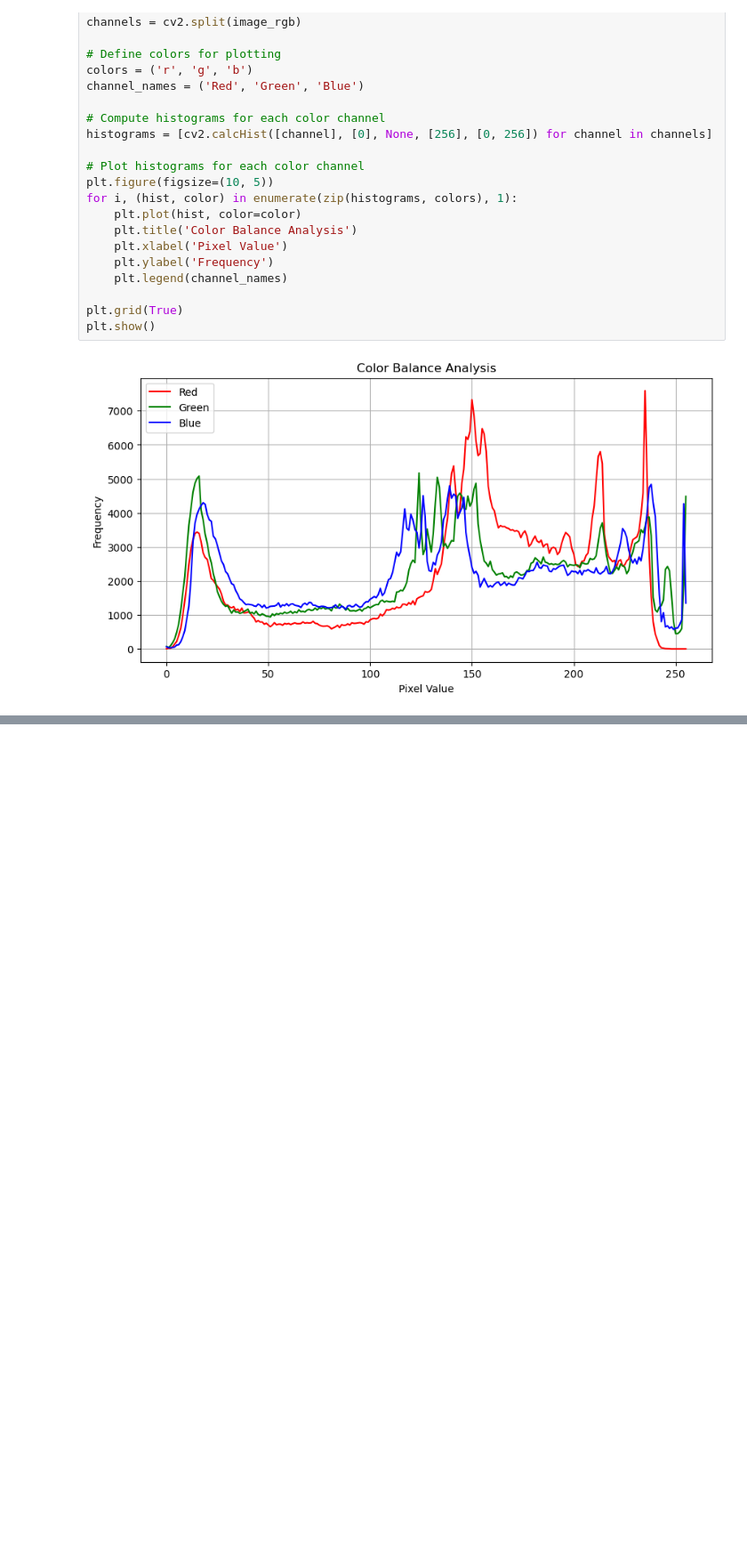
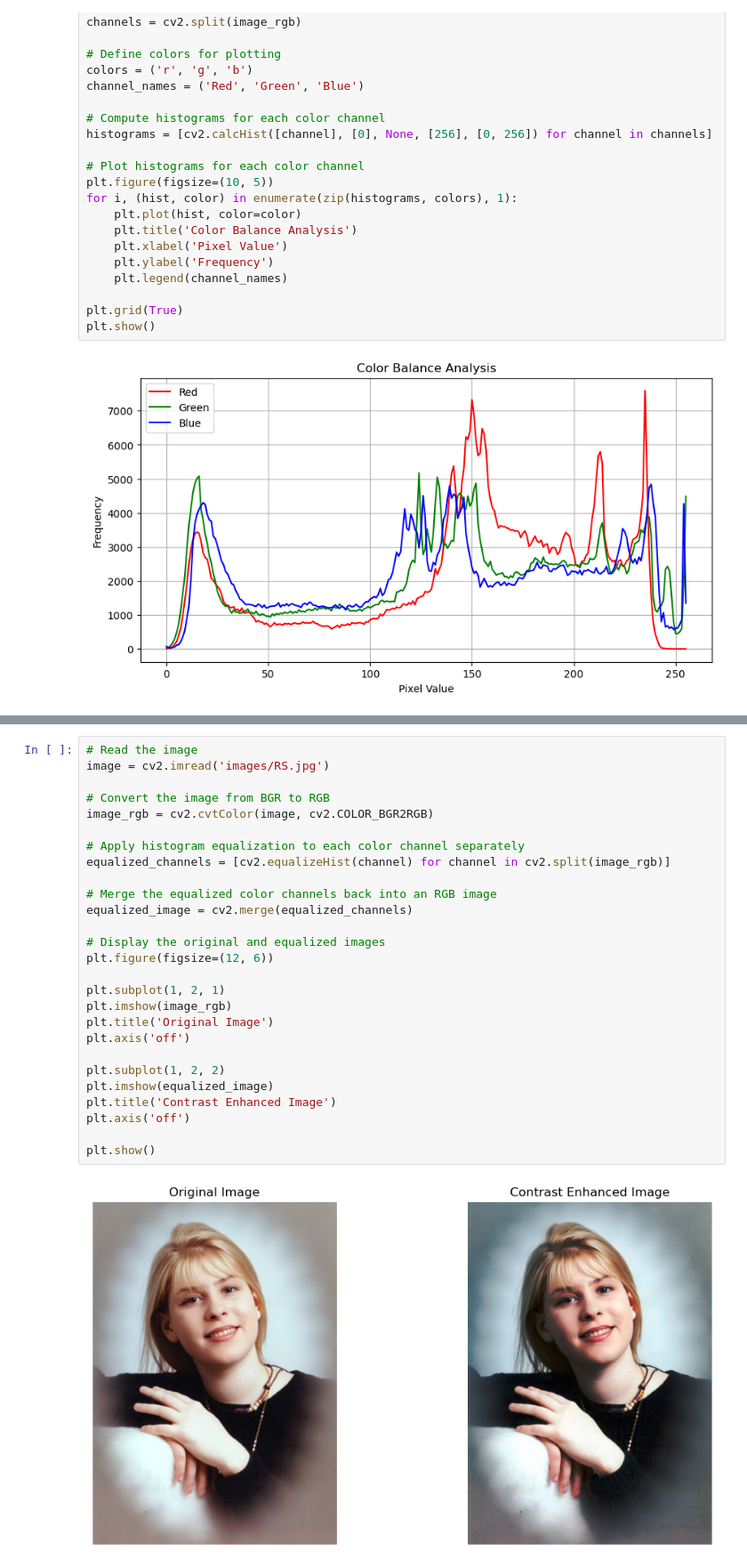
Before and after one commit to rafvrab/Experimenting_with_OpenCV, a Jupyter notebook: notebook.ipynb, the cells around one changed output, grey strips where cells are left out. Shown at 89% size. Cells and saved outputs as stored; diff of their text form; blank space fills up the shorter version.

```diff
--- a/notebook.ipynb
+++ b/notebook.ipynb
@@ -349,0 +354,29 @@ plt.show()
+# %%
+# Read the image
+image = cv2.imread('images/RS.jpg')
+
+# Convert the image from BGR to RGB
+image_rgb = cv2.cvtColor(image, cv2.COLOR_BGR2RGB)
+
+# Apply histogram equalization to each color channel separately
+equalized_channels = [cv2.equalizeHist(channel) for channel in cv2.split(image_rgb)]
+
+# Merge the equalized color channels back into an RGB image
+equalized_image = cv2.merge(equalized_channels)
+
+# Display the original and equalized images
+plt.figure(figsize=(12, 6))
+
+plt.subplot(1, 2, 1)
+plt.imshow(image_rgb)
+plt.title('Original Image')
+plt.axis('off')
+
+plt.subplot(1, 2, 2)
+plt.imshow(equalized_image)
+plt.title('Contrast Enhanced Image')
+plt.axis('off')
+
+plt.show()
+# %% [output]
+[figure, added]
```
Also changed, not shown: parts of 12 cells of this notebook.
